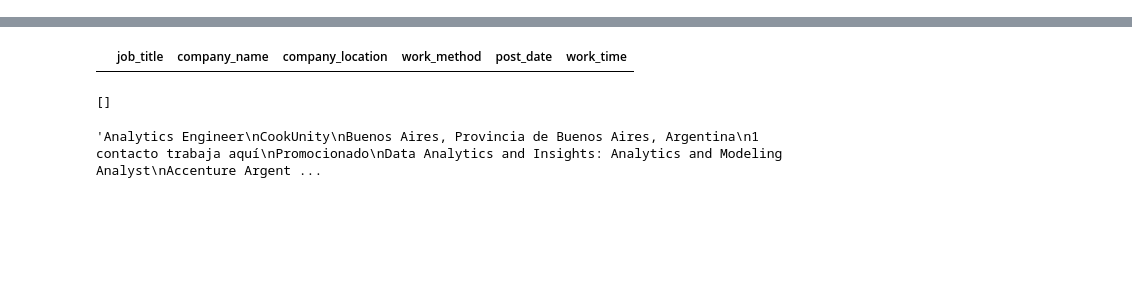
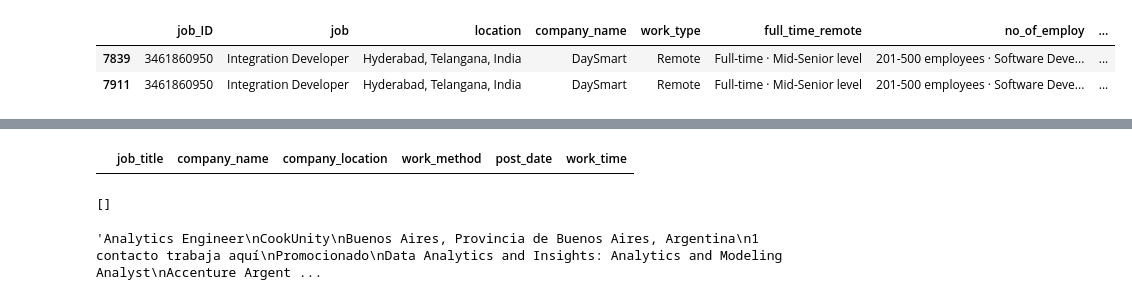
Before and after one commit to julieta77/ProjectWebScraping, a Jupyter notebook: prueba.ipynb, the cells around one changed output, grey strips where cells are left out. Saved outputs shown, nothing was run; the diff lists cells and outputs as text; code cells hidden in the pictures; blank space fills up the shorter version.

```diff
--- a/prueba.ipynb
+++ b/prueba.ipynb
@@ -16,3 +89,9 @@ time.sleep(5)
+# %%
+empleos[empleos['job_ID'] == 3461860950]
+# %% [output]
+|  | job_ID | job | location | company_name | work_type | full_time_remote | no_of_employ | ... |
+| 7839 | 3461860950 | Integration Developer | Hyderabad, Telangana, India | DaySmart | Remote | Full-time · Mid-Senior level | 201-500 employees · Software Deve... | ... |
+| 7911 | 3461860950 | Integration Developer | Hyderabad, Telangana, India | DaySmart | Remote | Full-time · Mid-Senior level | 201-500 employees · Software Deve... | ... |
 # %%
 # Creating a webdriver instance
 driver = webdriver.Chrome()
```
Also changed, not shown: parts of 11 cells of this notebook, 1 other file.
